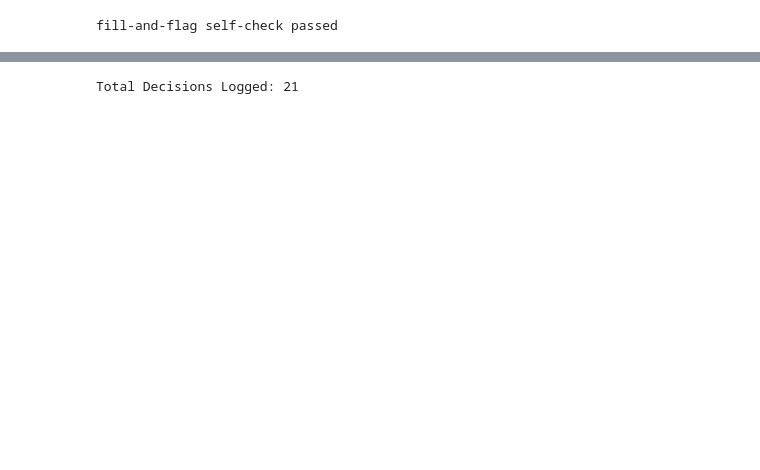
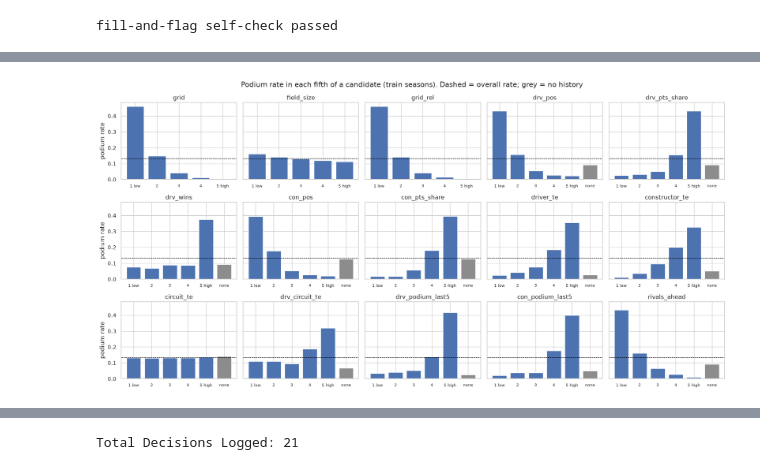
Before and after one commit to MohamedAyman04/f1-drivers, a Jupyter notebook: notebooks/f1_podium_prediction.ipynb, the cells around one changed output, grey strips where cells are left out. Cells and saved outputs as stored; diff of their text form; code cells hidden in the pictures; blank space fills up the shorter version.

```diff
--- a/notebooks/f1_podium_prediction.ipynb
+++ b/notebooks/f1_podium_prediction.ipynb
@@ -2439,0 +2453,17 @@ share of rows with no history (will be filled + flagged):
+# %%
+# 14.4 Extra candidates (races before this one only)
+# Driver at this track: like driver_te, but counting only the driver's earlier visits to this circuit
+mt["_drv_circuit"] = mt["driverId"] + "_" + mt["circuitId"]
+mt["drv_circuit_te"] = past_te(mt, "_drv_circuit", "podium", "_one", P_ALL)
+
+# Recent form: share of the last 5 races that ended on the podium (team: share of its cars on the podium)
+def last5_rate(df, key, col):
+    g = df.groupby([key, "race_idx"])[col].mean().reset_index().sort_values([key, "race_idx"])
+    g["rate"] = g.groupby(key)[col].transform(lambda s: s.shift(1).rolling(5, min_periods=1).mean())
+    return df[[key, "race_idx"]].merge(g[[key, "race_idx", "rate"]], on=[key, "race_idx"], how="left")["rate"].to_numpy()
+
+mt["drv_podium_last5"] = last5_rate(mt, "driverId", "podium")
+mt["con_podium_last5"] = last5_rate(mt, "constructorId", "podium")
+
+# Rivals: how many of today's starters had more championship points than this driver after the previous round
+mt["rivals_ahead"] = mt.groupby("raceId")["drv_pts_share"].rank(ascending=False, method="min") - 1
@@ -2566,0 +2580,22 @@ no_history flag rate per split:
+# %%
+CANDIDATES = ["grid", "field_size", "grid_rel", "drv_pos", "drv_pts_share", "drv_wins", "con_pos", "con_pts_share",
+              "driver_te", "constructor_te", "circuit_te", "drv_circuit_te", "drv_podium_last5", "con_podium_last5",
+              "rivals_ahead"]
+FIFTHS = ["1 low", "2", "3", "4", "5 high"]
+fig, axes = plt.subplots(3, 5, figsize=(18, 9), sharey=True)
+for ax, col in zip(axes.ravel(), CANDIDATES):
+    x = tr[col].astype(float)
+    fifth = pd.qcut(x.rank(method="first"), 5, labels=FIFTHS).astype(str).where(x.notna(), "none")
+    rate = tr.groupby(fifth)["podium"].mean().reindex(FIFTHS + ["none"]).dropna()
+    ax.bar(rate.index, rate.values, color=["C7" if g == "none" else "C0" for g in rate.index])
+    ax.axhline(P_ALL, color="black", lw=0.8, ls="--")
+    ax.set_title(col)
+    ax.tick_params(axis="x", labelsize=8)
+for ax in axes[:, 0]:
+    ax.set_ylabel("podium rate")
+fig.suptitle("Podium rate in each fifth of a candidate (train seasons). Dashed = overall rate; grey = no history")
+plt.tight_layout()
+plt.savefig(FIG_DIR / "fig_16_feature_fifths.png", dpi=150)
+plt.show()
+# %% [output]
+[figure, added]
```
Also changed, not shown: parts of 31 cells of this notebook, 13 other files.
